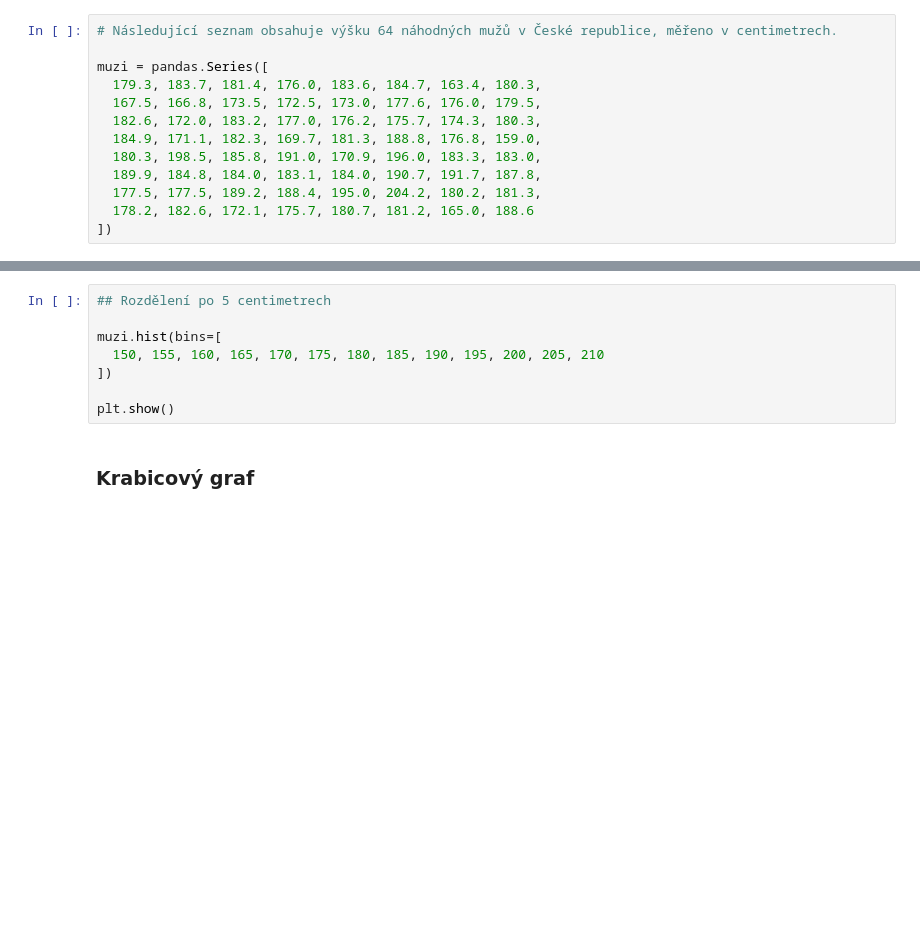
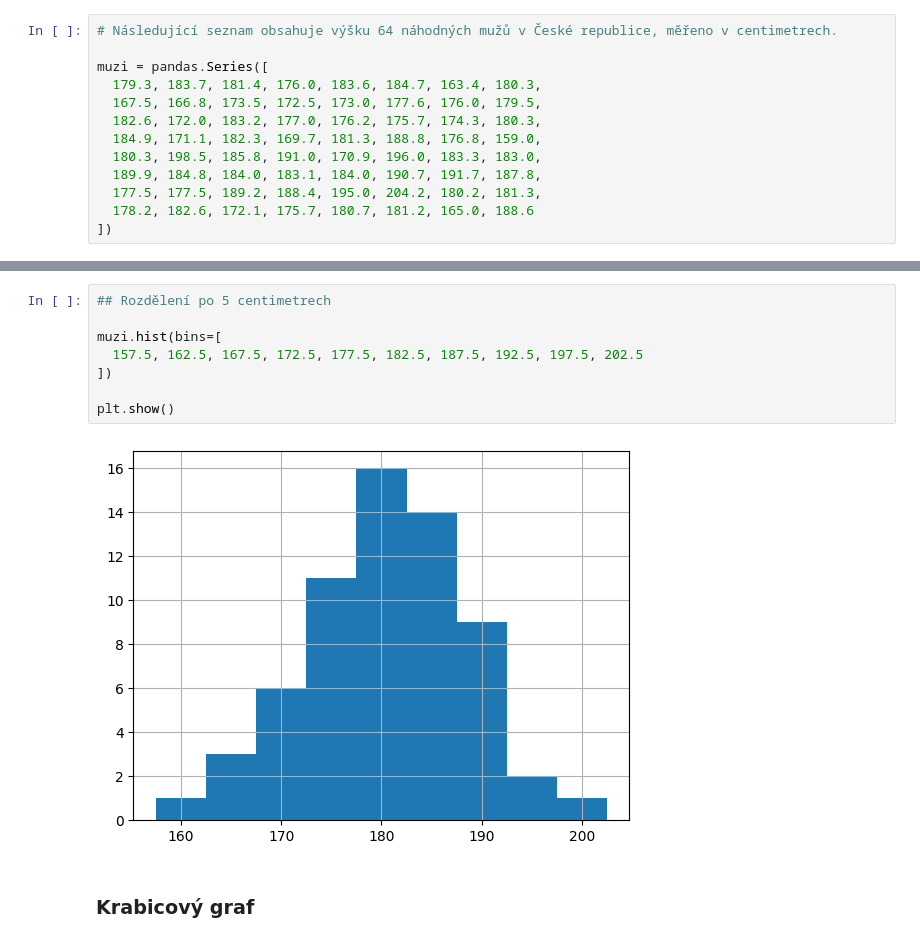
Before and after one commit to Ypsilonx/Czechitas_Python_1_kurz, a Jupyter notebook: notebooky/Vizualizace.ipynb, the cells around one changed output, grey strips where cells are left out. Drawn from its saved outputs; the diff is of its cells as text; blank space fills up the shorter version.

```diff
--- a/notebooky/Vizualizace.ipynb
+++ b/notebooky/Vizualizace.ipynb
@@ -175,11 +198,13 @@ plt.show()
-# %%
-## Rozdělení po 5 centimetrech
-
-muzi.hist(bins=[
-  150, 155, 160, 165, 170, 175, 180, 185, 190, 195, 200, 205, 210
-])
-
-plt.show()
+# %%
+## Rozdělení po 5 centimetrech
+
+muzi.hist(bins=[
+  157.5, 162.5, 167.5, 172.5, 177.5, 182.5, 187.5, 192.5, 197.5, 202.5
+])
+
+plt.show()
+# %% [output]
+[figure, added]
 # %% [markdown]
 ### Krabicový graf
 # %% [markdown]
```
Also changed, not shown: parts of 7 cells of this notebook, 2 other files.
